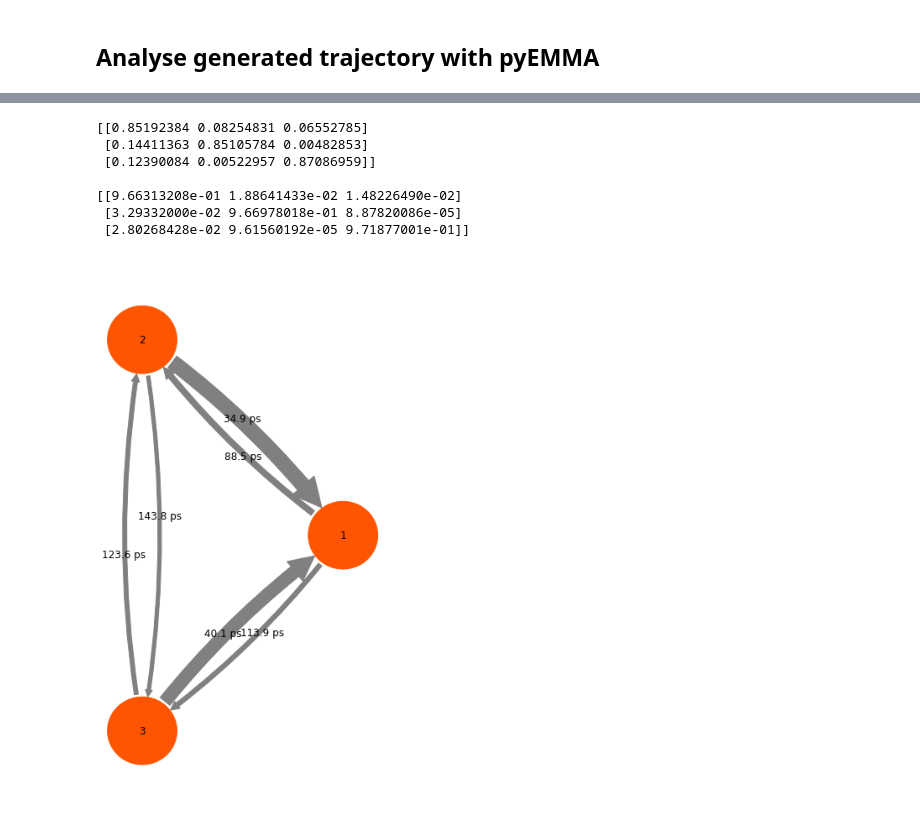
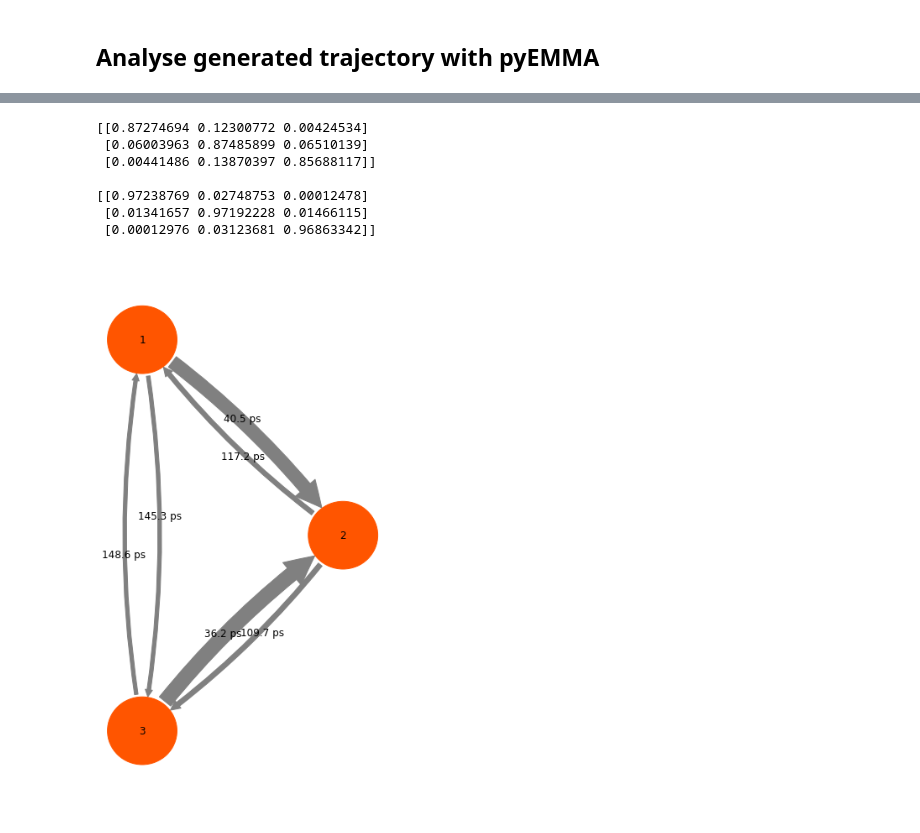
Before and after one commit to hkneiding/pyemma-workshop-project, a Jupyter notebook: code/transition-matrix_hmm.ipynb, the cells around one changed output, grey strips where cells are left out. Drawn from its saved outputs; the diff is of its cells as text; code cells hidden in the pictures.

```diff
--- a/code/transition-matrix_hmm.ipynb
+++ b/code/transition-matrix_hmm.ipynb
@@ -59,9 +61,9 @@ while k<size:
 # %%
 # parameters
 
-mu_0 = [0,0]
-mu_1 = [-1.5,1.5]
-mu_2 = [-1.5,-1.5]
+mu_0 = [-1.75,1.75]
+mu_1 = [0,0]
+mu_2 = [-1.75,-1.75]
 
 sigma_0 = [[1,0],[0,1]]
 sigma_1 = [[1,0],[0,1]]
@@ -103,7 +105,7 @@ def random_matrix():
 
 def fived(x,y, random_matrix, noise):
     noise_matrix=[[np.random.random() - 0.5 for n in range(5)],[np.random.normal() for n in range(5)],[np.random.poisson() for n in range(5)]]
-    out=np.matmul(np.array([x,y]), random_matrix) + np.array(noise_matrix[noise])
+    out=np.matmul(np.array([x,y]), random_matrix) + 0.2 * np.array(noise_matrix[noise])
     return out
 
 random_matrix = random_matrix()
@@ -111,7 +113,7 @@ random_matrix = random_matrix()
 traj_5dim = []
 
 for i in range(len(traj)):
-    traj_5dim.append(fived(traj[i,0],traj[i,1], random_matrix, 0))
+    traj_5dim.append(fived(traj[i,0],traj[i,1], random_matrix, 1))
 
 traj_5dim = np.array(traj_5dim)
 # %% [markdown]
@@ -170,32 +160,32 @@ print(bayesian_hmm.transition_matrix)
 print()
 print(T)
 # %% [output]
-[[0.85192384 0.08254831 0.06552785]
- [0.14411363 0.85105784 0.00482853]
- [0.12390084 0.00522957 0.87086959]]
+[[0.87274694 0.12300772 0.00424534]
+ [0.06003963 0.87485899 0.06510139]
+ [0.00441486 0.13870397 0.85688117]]
 
-[[9.66313208e-01 1.88641433e-02 1.48226490e-02]
- [3.29332000e-02 9.66978018e-01 8.87820086e-05]
- [2.80268428e-02 9.61560192e-05 9.71877001e-01]]
+[[0.97238769 0.02748753 0.00012478]
+ [0.01341657 0.97192228 0.01466115]
+ [0.00012976 0.03123681 0.96863342]]
 # %%
 nstates = 3
 
 mfpt = np.zeros((nstates, nstates))
 for i in range(nstates):
     for j in range(nstates):
         mfpt[i, j] = bayesian_hmm.mfpt(bayesian_hmm.metastable_sets[i], bayesian_hmm.metastable_sets[j])
 
 inverse_mfpt = np.zeros_like(mfpt)
 nz = mfpt.nonzero()
 inverse_mfpt[nz] = 1.0 / mfpt[nz]
 
 pyemma.plots.plot_network(
     inverse_mfpt,
-    pos=np.asarray([[0, 0], [-1.5, 1.5], [-1.5, -1.5]]),
+    pos=np.asarray([[-1.5, 1.5], [0, 0], [-1.5, -1.5]]),
     arrow_label_format='%.1f ps',
     arrow_labels=mfpt,
     arrow_scale=3.0,
     state_labels=range(1, nstates + 1),
-    size=12)
+    size=12);
 # %% [output]
-[figure, old version]
+[figure, new version]
```
Also changed, not shown: parts of 4 cells of this notebook, 2 other files.
